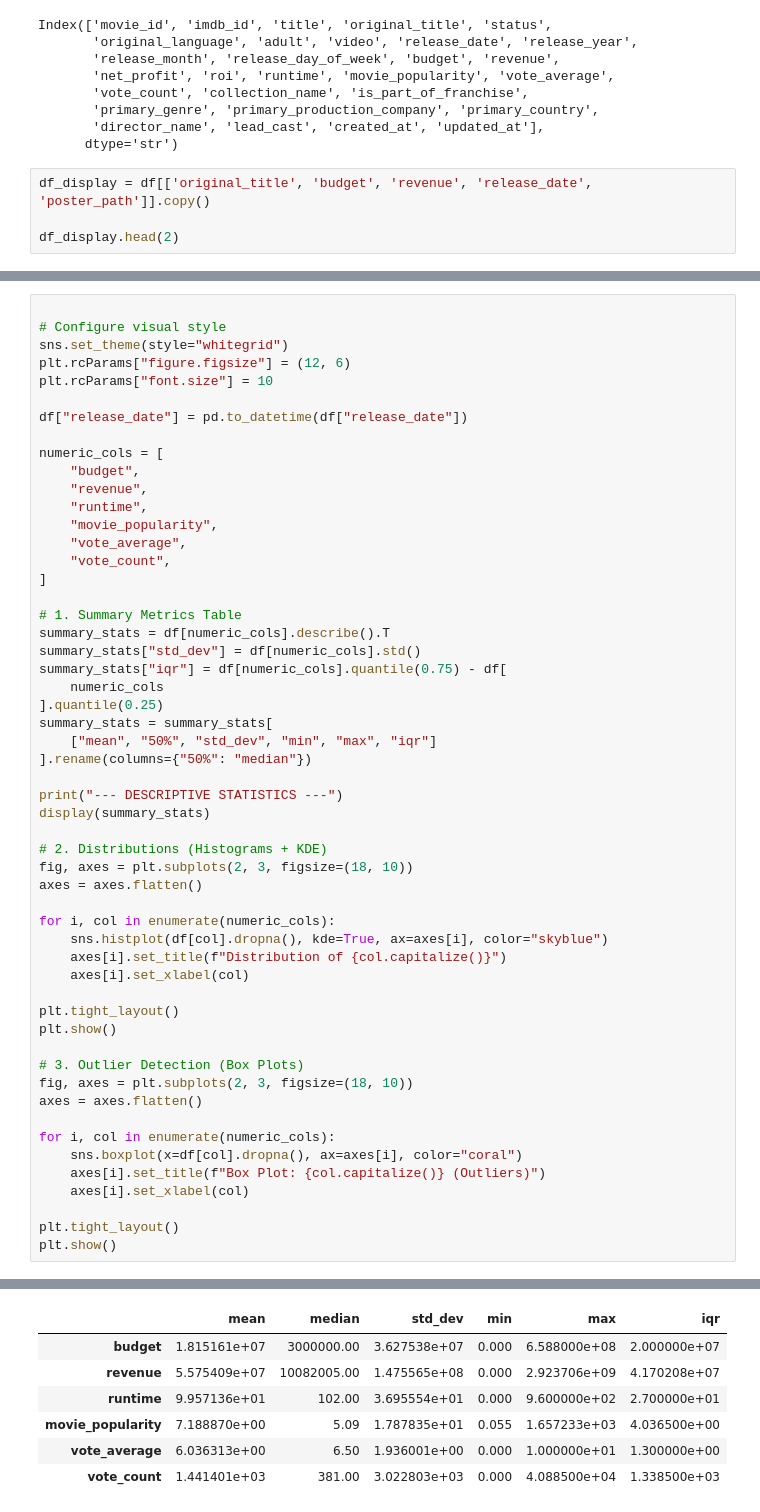
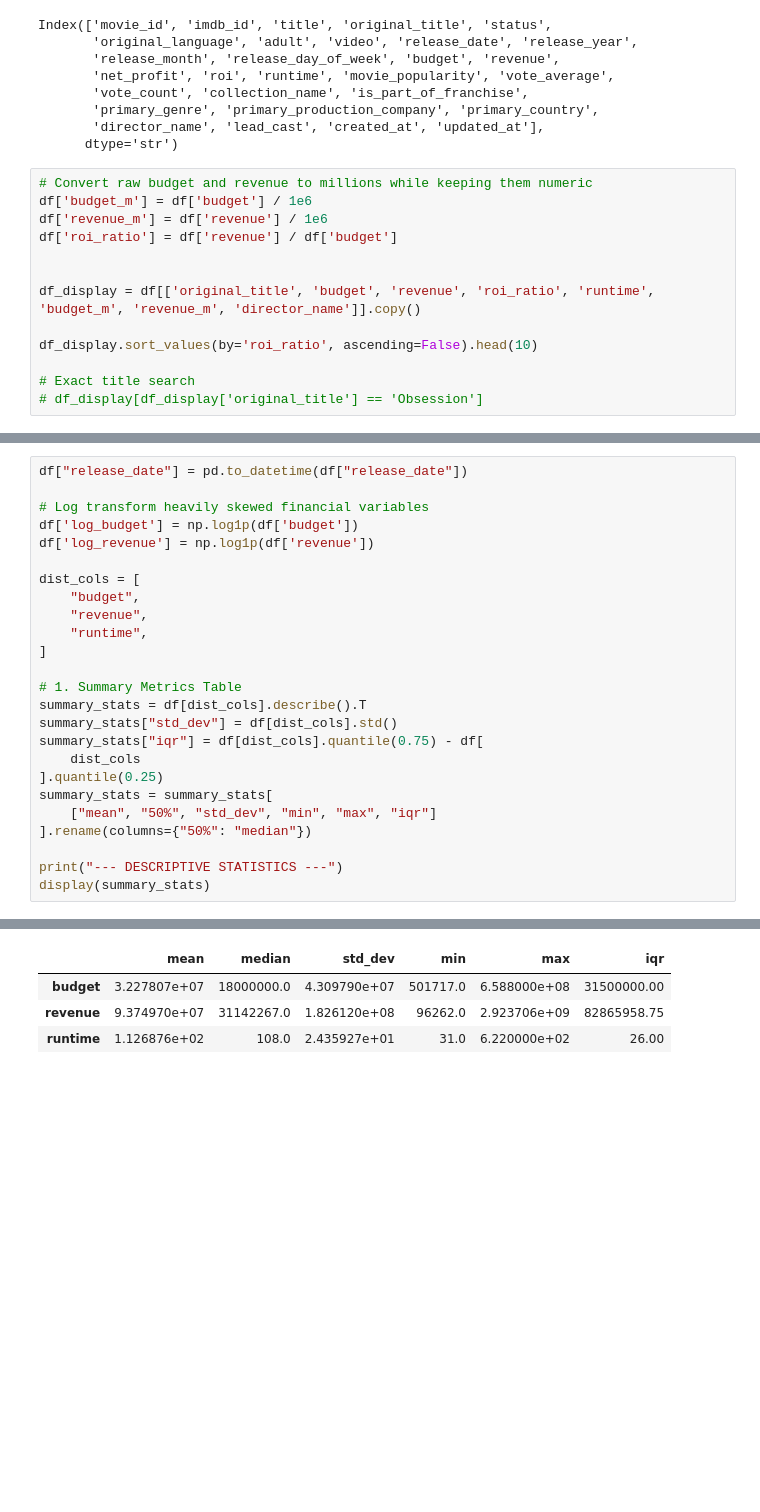
Before and after one commit to ihpwapp/TMDB-movie-analysis, a Jupyter notebook: notebooks/EDA.ipynb, the cells around one changed output, grey strips where cells are left out. Saved outputs shown, nothing was run; the diff lists cells and outputs as text; blank space fills up the shorter version.

```diff
--- a/notebooks/EDA.ipynb
+++ b/notebooks/EDA.ipynb
@@ -215,7 +101,16 @@ Index(['movie_id', 'imdb_id', 'title', 'original_title', 'status',
        'director_name', 'lead_cast', 'created_at', 'updated_at'],
       dtype='str')
 # %%
-df_display = df[['original_title', 'budget', 'revenue', 'release_date', 'poster_path']].copy()
+# Convert raw budget and revenue to millions while keeping them numeric
+df['budget_m'] = df['budget'] / 1e6
+df['revenue_m'] = df['revenue'] / 1e6
+df['roi_ratio'] = df['revenue'] / df['budget']
 
-df_display.head(2)
+
+df_display = df[['original_title', 'budget', 'revenue', 'roi_ratio', 'runtime', 'budget_m', 'revenue_m', 'director_name']].copy()
+
+df_display.sort_values(by='roi_ratio', ascending=False).head(10)
+
+# Exact title search
+# df_display[df_display['original_title'] == 'Obsession']
 # %% [output]
@@ -260,63 +144,31 @@ display(HTML(subset.to_html(escape=False, index=False)))
 # %%
-
-# Configure visual style
-sns.set_theme(style="whitegrid")
-plt.rcParams["figure.figsize"] = (12, 6)
-plt.rcParams["font.size"] = 10
-
 df["release_date"] = pd.to_datetime(df["release_date"])
 
-numeric_cols = [
+# Log transform heavily skewed financial variables
+df['log_budget'] = np.log1p(df['budget'])
+df['log_revenue'] = np.log1p(df['revenue'])
+
+dist_cols = [
     "budget",
     "revenue",
     "runtime",
-    "movie_popularity",
-    "vote_average",
-    "vote_count",
 ]
 
 # 1. Summary Metrics Table
-summary_stats = df[numeric_cols].describe().T
-summary_stats["std_dev"] = df[numeric_cols].std()
-summary_stats["iqr"] = df[numeric_cols].quantile(0.75) - df[
-    numeric_cols
+summary_stats = df[dist_cols].describe().T
+summary_stats["std_dev"] = df[dist_cols].std()
+summary_stats["iqr"] = df[dist_cols].quantile(0.75) - df[
+    dist_cols
 ].quantile(0.25)
 summary_stats = summary_stats[
     ["mean", "50%", "std_dev", "min", "max", "iqr"]
 ].rename(columns={"50%": "median"})
 
 print("--- DESCRIPTIVE STATISTICS ---")
 display(summary_stats)
-
-# 2. Distributions (Histograms + KDE)
-fig, axes = plt.subplots(2, 3, figsize=(18, 10))
-axes = axes.flatten()
-
-for i, col in enumerate(numeric_cols):
-    sns.histplot(df[col].dropna(), kde=True, ax=axes[i], color="skyblue")
-    axes[i].set_title(f"Distribution of {col.capitalize()}")
-    axes[i].set_xlabel(col)
-
-plt.tight_layout()
-plt.show()
-
-# 3. Outlier Detection (Box Plots)
-fig, axes = plt.subplots(2, 3, figsize=(18, 10))
-axes = axes.flatten()
-
-for i, col in enumerate(numeric_cols):
-    sns.boxplot(x=df[col].dropna(), ax=axes[i], color="coral")
-    axes[i].set_title(f"Box Plot: {col.capitalize()} (Outliers)")
-    axes[i].set_xlabel(col)
-
-plt.tight_layout()
-plt.show()
 # %% [output]
 --- DESCRIPTIVE STATISTICS ---
 |  | mean | median | std_dev | min | max | iqr |
-| budget | 1.815161e+07 | 3000000.00 | 3.627538e+07 | 0.000 | 6.588000e+08 | 2.000000e+07 |
-| revenue | 5.575409e+07 | 10082005.00 | 1.475565e+08 | 0.000 | 2.923706e+09 | 4.170208e+07 |
-| runtime | 9.957136e+01 | 102.00 | 3.695554e+01 | 0.000 | 9.600000e+02 | 2.700000e+01 |
-| movie_popularity | 7.188870e+00 | 5.09 | 1.787835e+01 | 0.055 | 1.657233e+03 | 4.036500e+00 |
-| vote_average | 6.036313e+00 | 6.50 | 1.936001e+00 | 0.000 | 1.000000e+01 | 1.300000e+00 |
-| vote_count | 1.441401e+03 | 381.00 | 3.022803e+03 | 0.000 | 4.088500e+04 | 1.338500e+03 |
+| budget | 3.227807e+07 | 18000000.0 | 4.309790e+07 | 501717.0 | 6.588000e+08 | 31500000.00 |
+| revenue | 9.374970e+07 | 31142267.0 | 1.826120e+08 | 96262.0 | 2.923706e+09 | 82865958.75 |
+| runtime | 1.126876e+02 | 108.0 | 2.435927e+01 | 31.0 | 6.220000e+02 | 26.00 |
```
Also changed, not shown: parts of 19 cells of this notebook, 4 other files.
